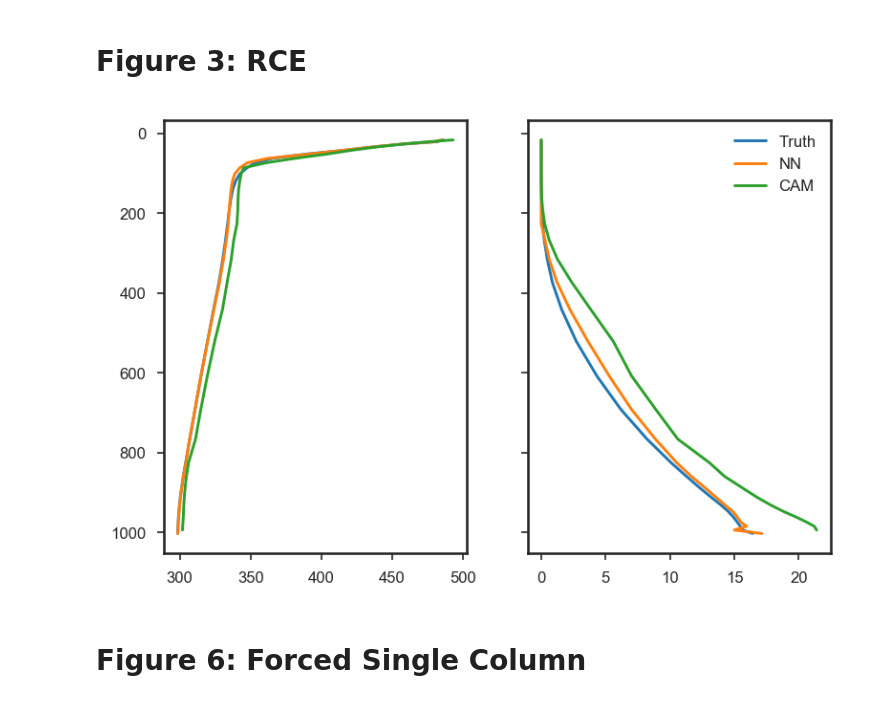
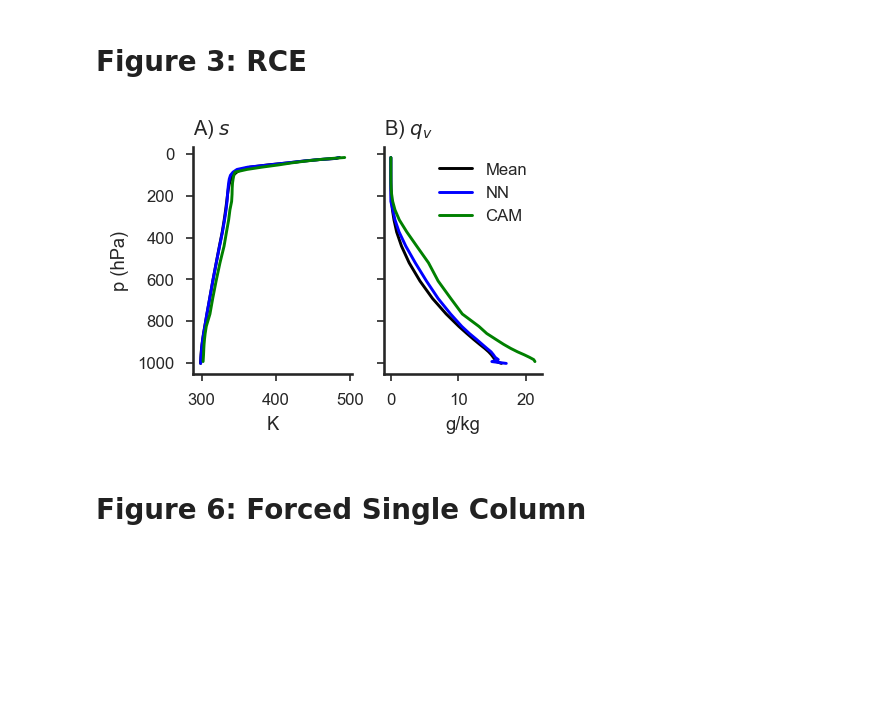
Before and after one commit to nbren12/uwnet, a Jupyter notebook: results/reports/2.2-ndb-paper-plots.ipynb, the cells around one changed output. Cells and saved outputs as stored; diff of their text form; code cells hidden in the pictures; blank space fills up the shorter version.

Commit message:
Refactor RCE plotting code to a module

```diff
--- a/results/reports/2.2-ndb-paper-plots.ipynb
+++ b/results/reports/2.2-ndb-paper-plots.ipynb
@@ -169,21 +152,9 @@ rce_cam_interp = rce_cam_interp.assign(sl=sl, qt=qt)
-# %%
-fig, (axT, axQ) = plt.subplots(1, 2, sharey=True)
-
-
-axT.plot(truth['sl'], p, label='Truth')
-axT.plot(rce_nn['sl'], rce_cam_interp.p)
-axT.plot(rce_cam_interp['sl'], rce_cam_interp.p)
-
-axQ.plot(truth['qt'], p, label='Truth')
-axQ.plot(rce_nn['qt'], rce_cam_interp.p, label='NN')
-axQ.plot(rce_cam_interp['qt'], rce_cam_interp.p, label='CAM')
-
-# legends
-axQ.legend()
-
-axT.invert_yaxis()
-# %% [output]
-[figure, removed]
+# %%
+import lib.plots.rce
+
+lib.plots.rce.plot(root_dir="../../")
+# %% [output]
+[figure, added]
 # %% [markdown]
 # Figure 6: Forced Single Column
 # %%
```
Also changed, not shown: parts of 3 cells of this notebook, 1 other file.
